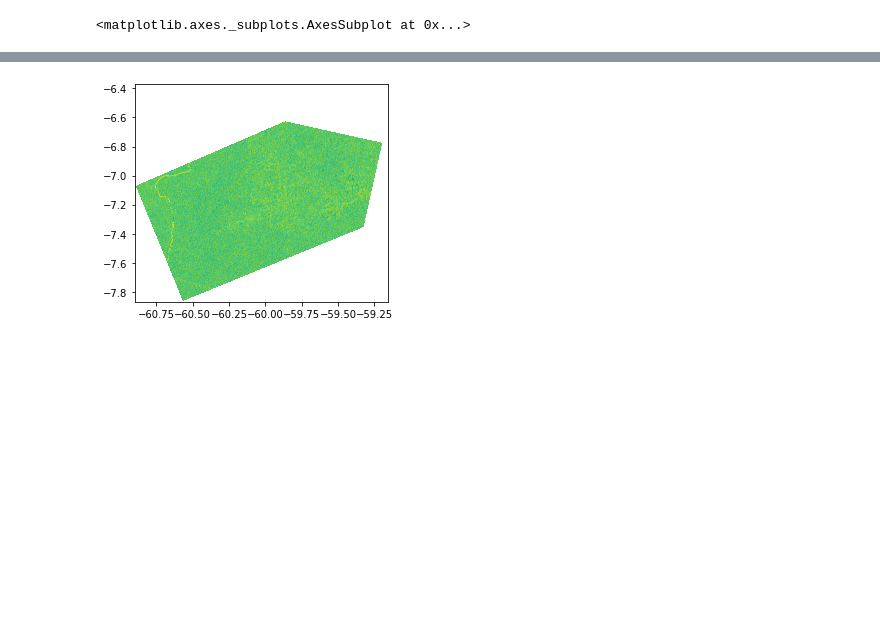
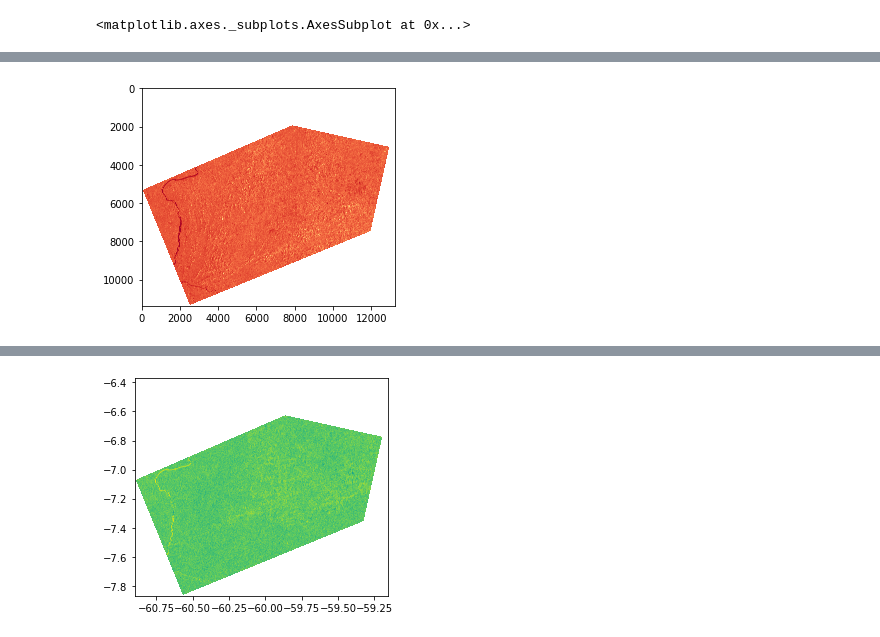
Before and after one commit to danielleitesoares/tccuea, a Jupyter notebook: teste_tif.ipynb, the cells around one changed output, grey strips where cells are left out. Cells and saved outputs as stored; diff of their text form; code cells hidden in the pictures; blank space fills up the shorter version.

```diff
--- a/teste_tif.ipynb
+++ b/teste_tif.ipynb
@@ -184,0 +226,6 @@ plt.plot(sigma0.flatten())
+# %%
+# Visualizando com valores min e max estipulados para melhorar contraste na visualização
+plt.imshow(sigma0b1, vmin=0, vmax=0.25, cmap='RdYlGn')
+plt.show()
+# %% [output]
+[figure, added]
```
Also changed, not shown: parts of 7 cells of this notebook.
